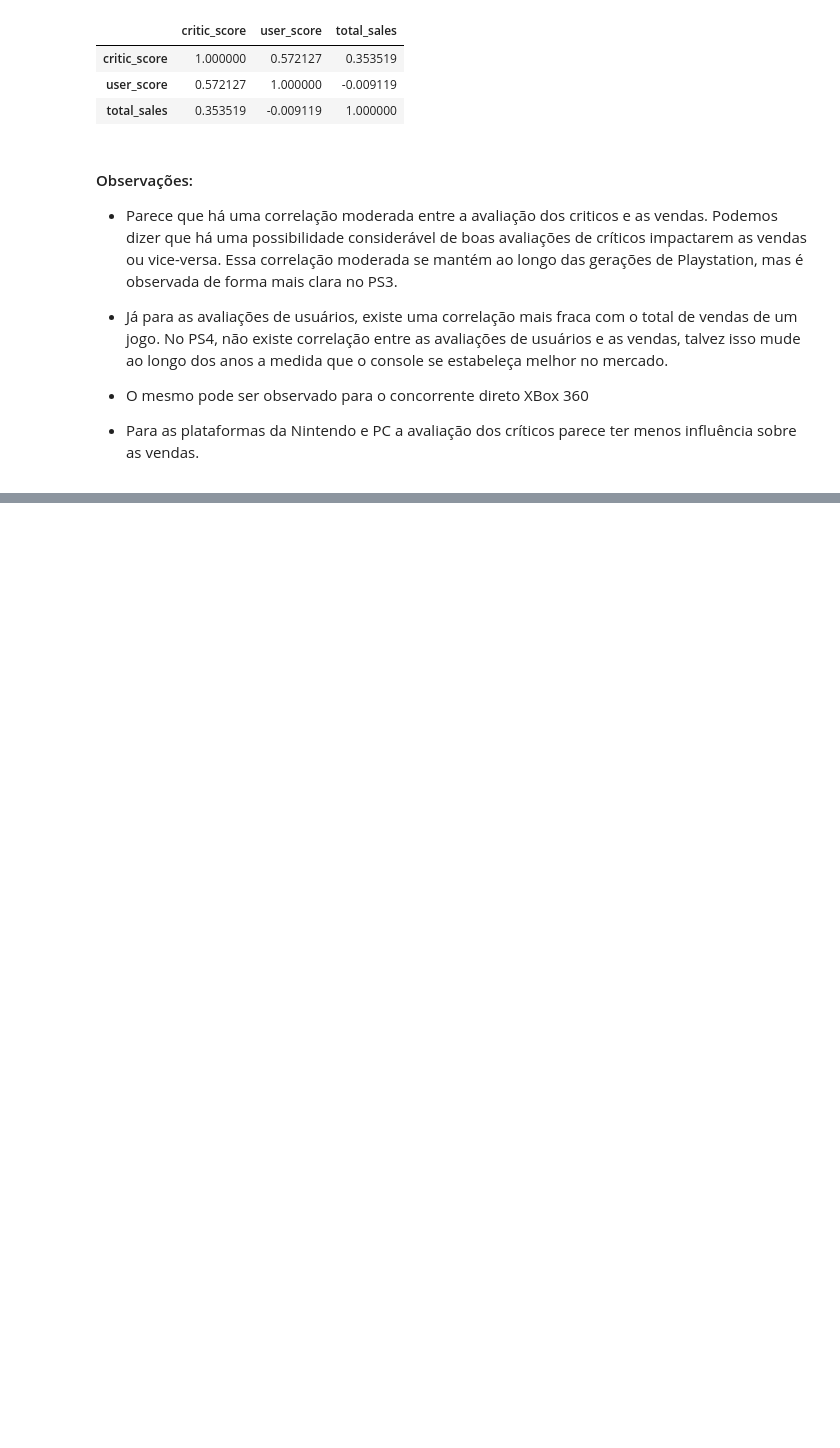
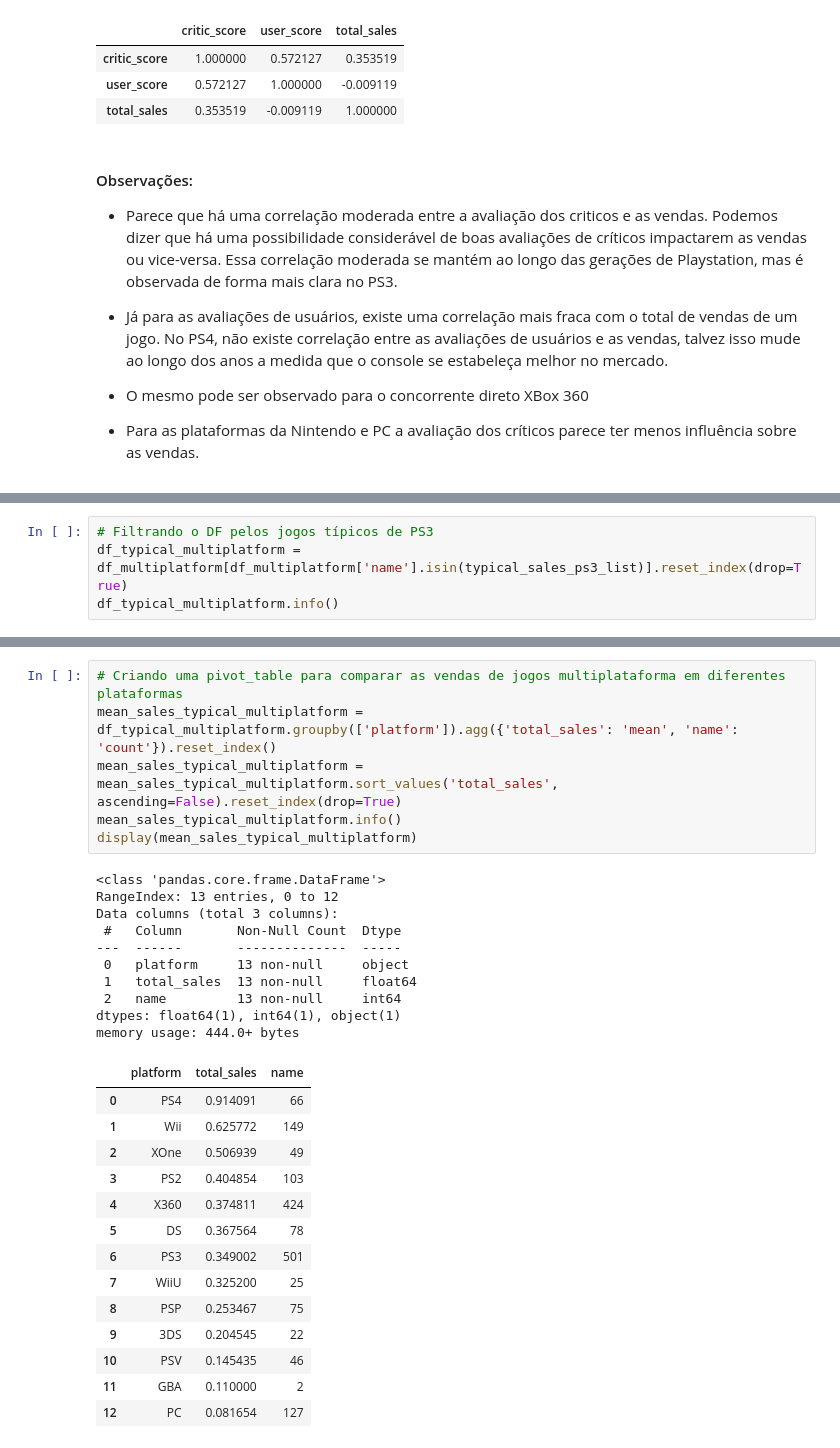
Before and after one commit to peperrone/mbads-sprint7-games, a Jupyter notebook: notebook.ipynb, the cells around one changed output, grey strips where cells are left out. Cells and saved outputs as stored; diff of their text form; blank space fills up the shorter version.

```diff
--- a/notebook.ipynb
+++ b/notebook.ipynb
@@ -990,0 +1292,4 @@ Correlação entre critic_score, user_score e total_sales para PC:
+# %%
+# Filtrando o DF pelos jogos típicos de PS3
+df_typical_multiplatform = df_multiplatform[df_multiplatform['name'].isin(typical_sales_ps3_list)].reset_index(drop=True)
+df_typical_multiplatform.info()
@@ -990,0 +1317,31 @@ Correlação entre critic_score, user_score e total_sales para PC:
+# %%
+# Criando uma pivot_table para comparar as vendas de jogos multiplataforma em diferentes plataformas
+mean_sales_typical_multiplatform = df_typical_multiplatform.groupby(['platform']).agg({'total_sales': 'mean', 'name': 'count'}).reset_index()
+mean_sales_typical_multiplatform = mean_sales_typical_multiplatform.sort_values('total_sales', ascending=False).reset_index(drop=True)
+mean_sales_typical_multiplatform.info()
+display(mean_sales_typical_multiplatform)
+# %% [output]
+<class 'pandas.core.frame.DataFrame'>
+RangeIndex: 13 entries, 0 to 12
+Data columns (total 3 columns):
+ #   Column       Non-Null Count  Dtype
+---  ------       --------------  -----
+ 0   platform     13 non-null     object
+ 1   total_sales  13 non-null     float64
+ 2   name         13 non-null     int64
+dtypes: float64(1), int64(1), object(1)
+memory usage: 444.0+ bytes
+|  | platform | total_sales | name |
+| 0 | PS4 | 0.914091 | 66 |
+| 1 | Wii | 0.625772 | 149 |
+| 2 | XOne | 0.506939 | 49 |
+| 3 | PS2 | 0.404854 | 103 |
+| 4 | X360 | 0.374811 | 424 |
+| 5 | DS | 0.367564 | 78 |
+| 6 | PS3 | 0.349002 | 501 |
+| 7 | WiiU | 0.325200 | 25 |
+| 8 | PSP | 0.253467 | 75 |
+| 9 | 3DS | 0.204545 | 22 |
+| 10 | PSV | 0.145435 | 46 |
+| 11 | GBA | 0.110000 | 2 |
+| 12 | PC | 0.081654 | 127 |
```
Also changed, not shown: parts of 30 cells of this notebook.
